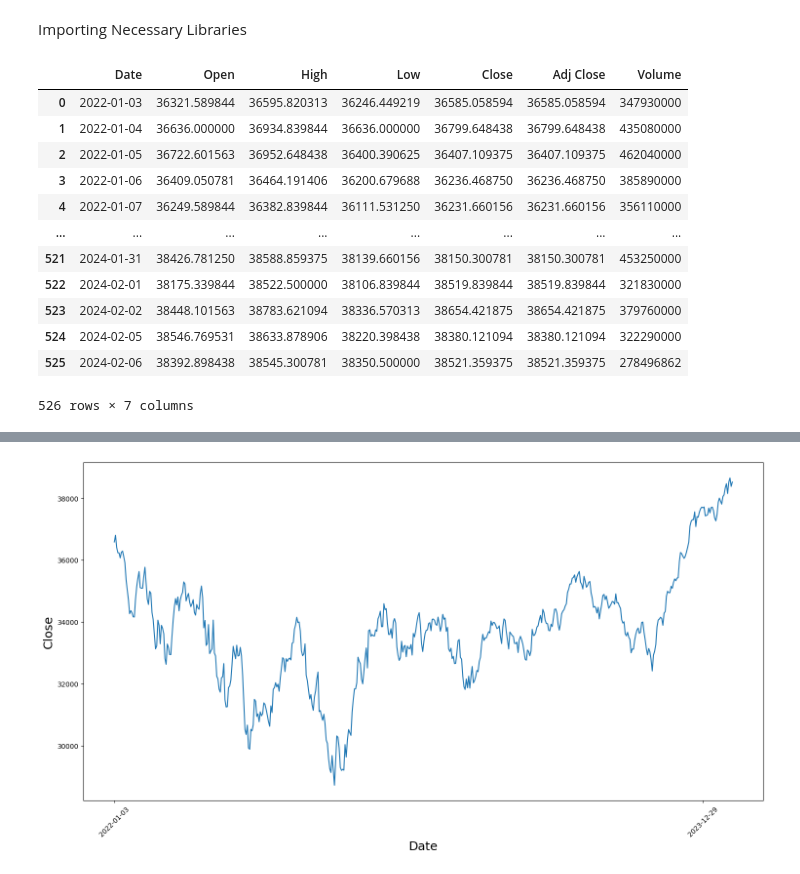
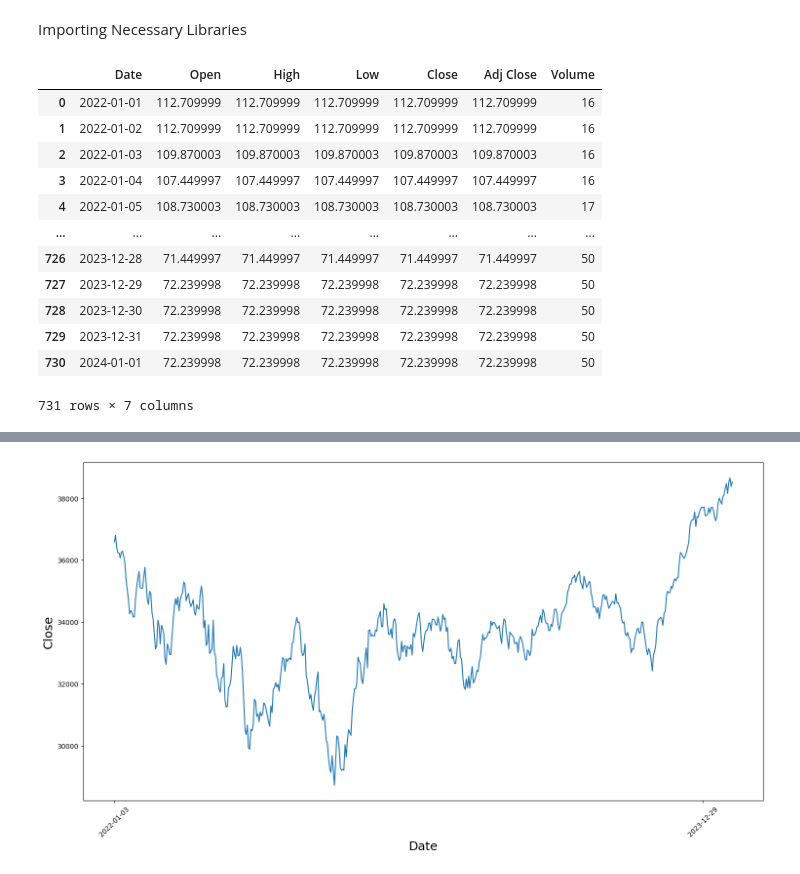
Before and after one commit to code4ry/FinRL-RegressionModels, a Jupyter notebook: Learning Models/Logistic Regression/logisticRegression/logisticModel.ipynb, the cells around one changed output, grey strips where cells are left out. Drawn from its saved outputs; the diff is of its cells as text; code cells hidden in the pictures.

```diff
--- a/Learning Models/Logistic Regression/logisticRegression/logisticModel.ipynb
+++ b/Learning Models/Logistic Regression/logisticRegression/logisticModel.ipynb
@@ -3,34 +3,40 @@ Importing Necessary Libraries
 # %%
 import pandas as pd
 import numpy as num
 import matplotlib.pyplot as plt
 import csv
 from sklearn.model_selection import train_test_split
 from sklearn.linear_model import LogisticRegression
 from sklearn.metrics import accuracy_score, classification_report, mean_squared_error
 
 
 ## parsing our stock market dataset
 stock_dataset = "^DJI.csv"
+sp_dataset = "sandp500.csv"
 stock_data = pd.read_csv(stock_dataset)
+sp_500 = pd.read_csv(sp_dataset)
 
 ## removing our null values from the dataset
 stock_data = stock_data.dropna()
 stock_data = stock_data.dropna(axis=1)
 stock_data = stock_data.dropna(how='all')
 
-stock_data
+sp_500 = sp_500.dropna()
+sp_500 = sp_500.dropna(axis=1)
+sp_500 = sp_500.dropna(how='all')
+
+sp_500
 # %% [output]
 |  | Date | Open | High | Low | Close | Adj Close | Volume |
-| 0 | 2022-01-03 | 36321.589844 | 36595.820313 | 36246.449219 | 36585.058594 | 36585.058594 | 347930000 |
-| 1 | 2022-01-04 | 36636.000000 | 36934.839844 | 36636.000000 | 36799.648438 | 36799.648438 | 435080000 |
-| 2 | 2022-01-05 | 36722.601563 | 36952.648438 | 36400.390625 | 36407.109375 | 36407.109375 | 462040000 |
-| 3 | 2022-01-06 | 36409.050781 | 36464.191406 | 36200.679688 | 36236.468750 | 36236.468750 | 385890000 |
-| 4 | 2022-01-07 | 36249.589844 | 36382.839844 | 36111.531250 | 36231.660156 | 36231.660156 | 356110000 |
+| 0 | 2022-01-01 | 112.709999 | 112.709999 | 112.709999 | 112.709999 | 112.709999 | 16 |
+| 1 | 2022-01-02 | 112.709999 | 112.709999 | 112.709999 | 112.709999 | 112.709999 | 16 |
+| 2 | 2022-01-03 | 109.870003 | 109.870003 | 109.870003 | 109.870003 | 109.870003 | 16 |
+| 3 | 2022-01-04 | 107.449997 | 107.449997 | 107.449997 | 107.449997 | 107.449997 | 16 |
+| 4 | 2022-01-05 | 108.730003 | 108.730003 | 108.730003 | 108.730003 | 108.730003 | 17 |
 | ... | ... | ... | ... | ... | ... | ... | ... |
-| 521 | 2024-01-31 | 38426.781250 | 38588.859375 | 38139.660156 | 38150.300781 | 38150.300781 | 453250000 |
-| 522 | 2024-02-01 | 38175.339844 | 38522.500000 | 38106.839844 | 38519.839844 | 38519.839844 | 321830000 |
-| 523 | 2024-02-02 | 38448.101563 | 38783.621094 | 38336.570313 | 38654.421875 | 38654.421875 | 379760000 |
-| 524 | 2024-02-05 | 38546.769531 | 38633.878906 | 38220.398438 | 38380.121094 | 38380.121094 | 322290000 |
-| 525 | 2024-02-06 | 38392.898438 | 38545.300781 | 38350.500000 | 38521.359375 | 38521.359375 | 278496862 |
+| 726 | 2023-12-28 | 71.449997 | 71.449997 | 71.449997 | 71.449997 | 71.449997 | 50 |
+| 727 | 2023-12-29 | 72.239998 | 72.239998 | 72.239998 | 72.239998 | 72.239998 | 50 |
+| 728 | 2023-12-30 | 72.239998 | 72.239998 | 72.239998 | 72.239998 | 72.239998 | 50 |
+| 729 | 2023-12-31 | 72.239998 | 72.239998 | 72.239998 | 72.239998 | 72.239998 | 50 |
+| 730 | 2024-01-01 | 72.239998 | 72.239998 | 72.239998 | 72.239998 | 72.239998 | 50 |
-526 rows × 7 columns
+731 rows × 7 columns
```
Also changed, not shown: parts of 3 cells of this notebook, 2 other files.
